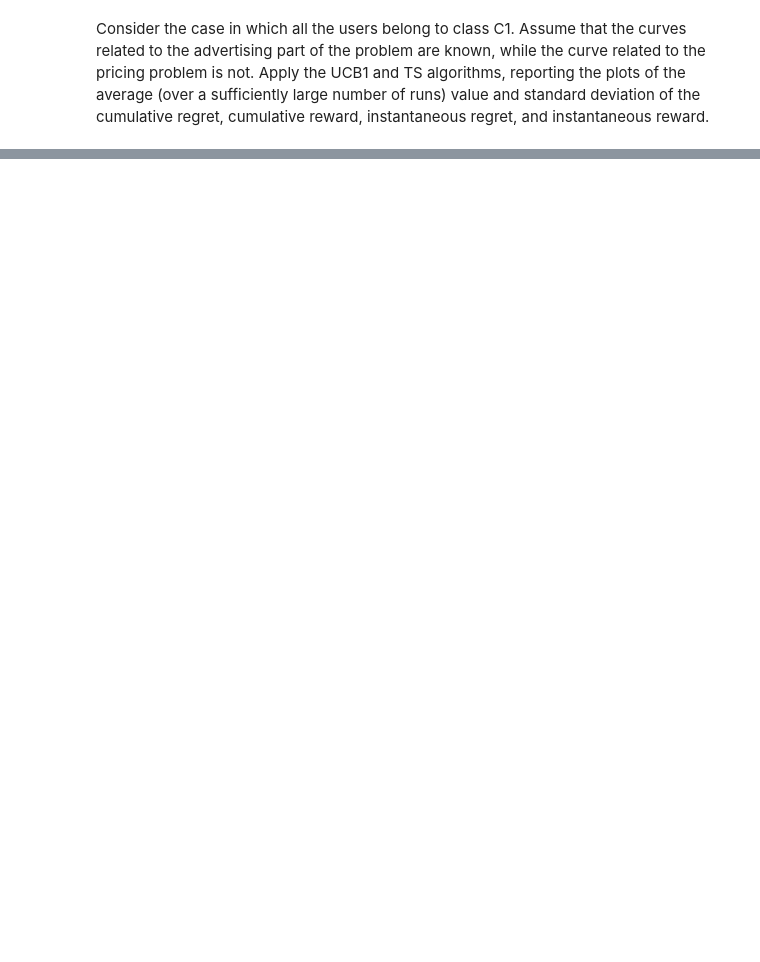
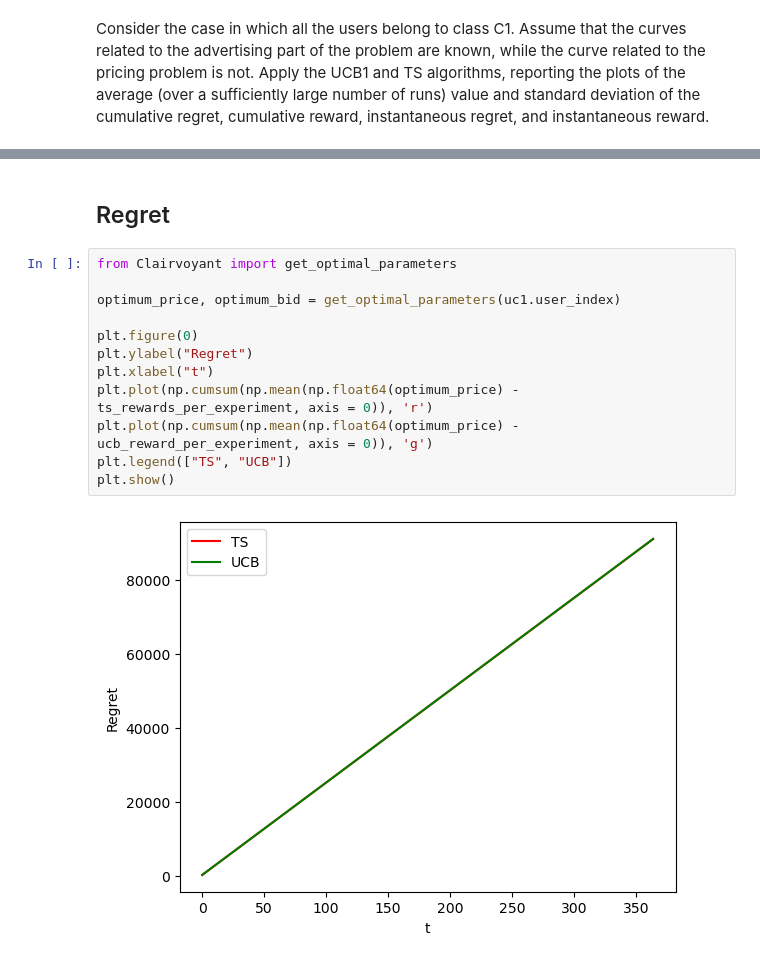
Before and after one commit to MatteoPancini/Online-Pricing-and-Advertising-Optimization-Project, a Jupyter notebook: Project-Pricing-Advertising-2022-2023/1_Learning_for_Pricing.ipynb, the cells around one changed output, grey strips where cells are left out. Saved outputs shown, nothing was run; the diff lists cells and outputs as text; blank space fills up the shorter version.

```diff
--- a/Project-Pricing-Advertising-2022-2023/1_Learning_for_Pricing.ipynb
+++ b/Project-Pricing-Advertising-2022-2023/1_Learning_for_Pricing.ipynb
@@ -93,0 +94,16 @@ ValueError: b <= 0
+# %% [markdown]
+## Regret
+# %%
+from Clairvoyant import get_optimal_parameters
+
+optimum_price, optimum_bid = get_optimal_parameters(uc1.user_index)
+
+plt.figure(0)
+plt.ylabel("Regret")
+plt.xlabel("t")
+plt.plot(np.cumsum(np.mean(np.float64(optimum_price) - ts_rewards_per_experiment, axis = 0)), 'r')
+plt.plot(np.cumsum(np.mean(np.float64(optimum_price) - ucb_reward_per_experiment, axis = 0)), 'g')
+plt.legend(["TS", "UCB"])
+plt.show()
+# %% [output]
+[figure, added]
```
Also changed, not shown: parts of 4 cells of this notebook.
